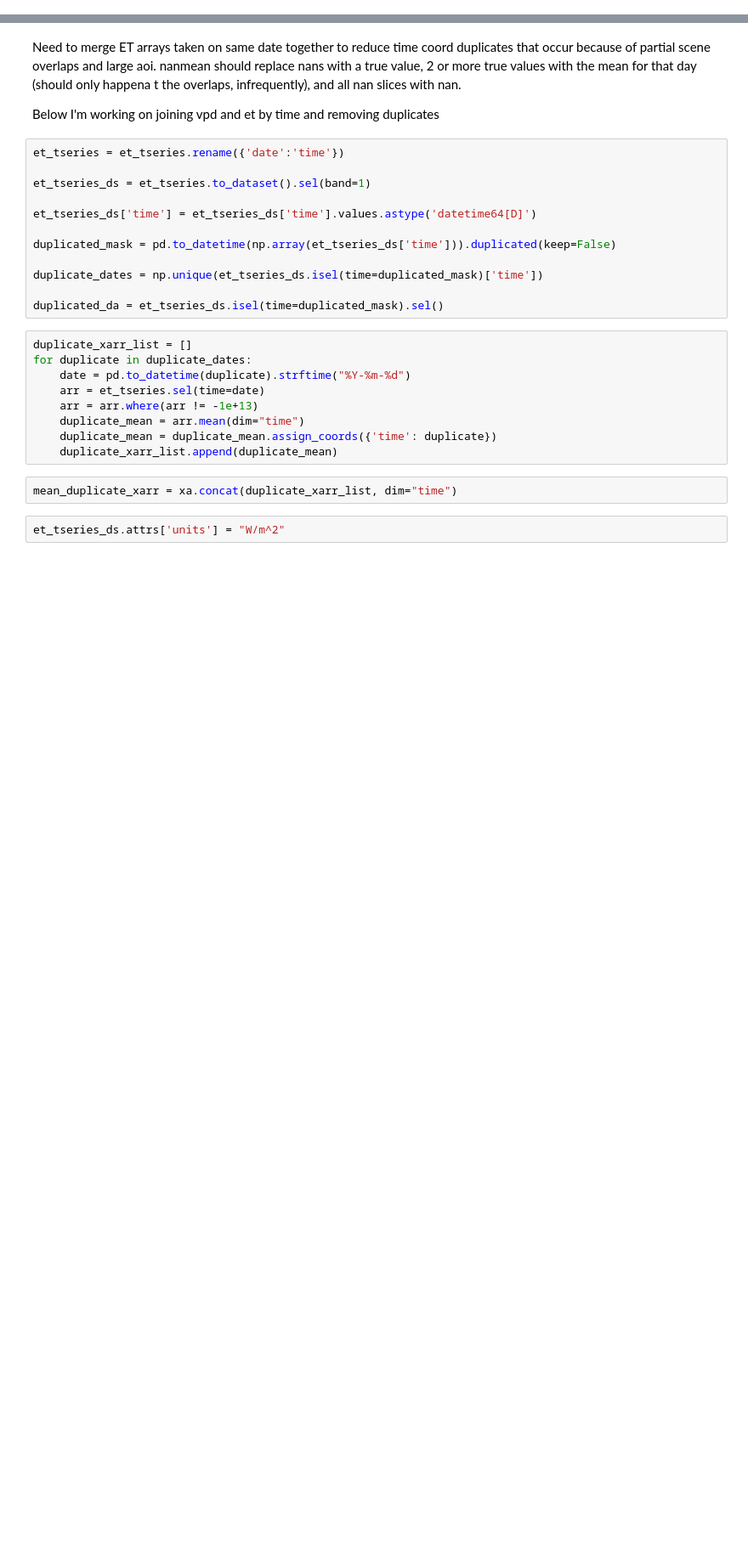
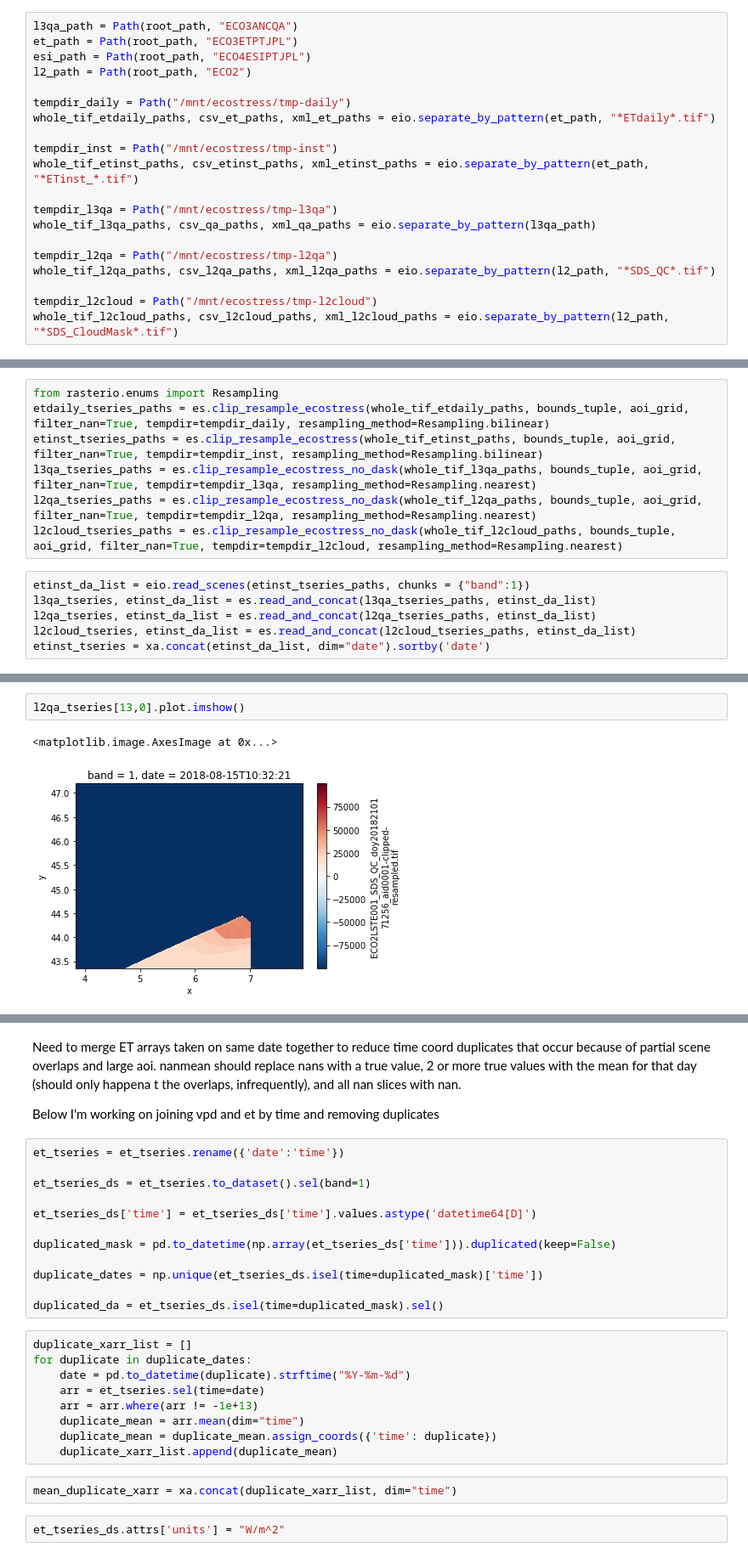
Before and after one commit to ecohydro/rhone-ecostress, a Jupyter notebook: notebooks/ECOSTRESS_Stacking.ipynb, the cells around one changed output, grey strips where cells are left out. Shown at 85% size. Drawn from its saved outputs; the diff is of its cells as text; blank space fills up the shorter version.

```diff
--- a/notebooks/ECOSTRESS_Stacking.ipynb
+++ b/notebooks/ECOSTRESS_Stacking.ipynb
@@ -188,0 +49,20 @@ else:
+# %%
+l3qa_path = Path(root_path, "ECO3ANCQA")
+et_path = Path(root_path, "ECO3ETPTJPL")
+esi_path = Path(root_path, "ECO4ESIPTJPL")
+l2_path = Path(root_path, "ECO2")
+
+tempdir_daily = Path("/mnt/ecostress/tmp-daily")
+whole_tif_etdaily_paths, csv_et_paths, xml_et_paths = eio.separate_by_pattern(et_path, "*ETdaily*.tif")
+
+tempdir_inst = Path("/mnt/ecostress/tmp-inst")
+whole_tif_etinst_paths, csv_etinst_paths, xml_etinst_paths = eio.separate_by_pattern(et_path, "*ETinst_*.tif")
+
+tempdir_l3qa = Path("/mnt/ecostress/tmp-l3qa")
+whole_tif_l3qa_paths, csv_qa_paths, xml_qa_paths = eio.separate_by_pattern(l3qa_path)
+
+tempdir_l2qa = Path("/mnt/ecostress/tmp-l2qa")
+whole_tif_l2qa_paths, csv_l2qa_paths, xml_l2qa_paths = eio.separate_by_pattern(l2_path, "*SDS_QC*.tif")
+
+tempdir_l2cloud = Path("/mnt/ecostress/tmp-l2cloud")
+whole_tif_l2cloud_paths, csv_l2cloud_paths, xml_l2cloud_paths = eio.separate_by_pattern(l2_path, "*SDS_CloudMask*.tif")
@@ -188,0 +82,13 @@ else:
+# %%
+from rasterio.enums import Resampling
+etdaily_tseries_paths = es.clip_resample_ecostress(whole_tif_etdaily_paths, bounds_tuple, aoi_grid, filter_nan=True, tempdir=tempdir_daily, resampling_method=Resampling.bilinear)
+etinst_tseries_paths = es.clip_resample_ecostress(whole_tif_etinst_paths, bounds_tuple, aoi_grid, filter_nan=True, tempdir=tempdir_inst, resampling_method=Resampling.bilinear)
+l3qa_tseries_paths = es.clip_resample_ecostress_no_dask(whole_tif_l3qa_paths, bounds_tuple, aoi_grid, filter_nan=True, tempdir=tempdir_l3qa, resampling_method=Resampling.nearest)
+l2qa_tseries_paths = es.clip_resample_ecostress_no_dask(whole_tif_l2qa_paths, bounds_tuple, aoi_grid, filter_nan=True, tempdir=tempdir_l2qa, resampling_method=Resampling.nearest)
+l2cloud_tseries_paths = es.clip_resample_ecostress_no_dask(whole_tif_l2cloud_paths, bounds_tuple, aoi_grid, filter_nan=True, tempdir=tempdir_l2cloud, resampling_method=Resampling.nearest)
+# %%
+etinst_da_list = eio.read_scenes(etinst_tseries_paths, chunks = {"band":1})
+l3qa_tseries, etinst_da_list = es.read_and_concat(l3qa_tseries_paths, etinst_da_list)
+l2qa_tseries, etinst_da_list = es.read_and_concat(l2qa_tseries_paths, etinst_da_list)
+l2cloud_tseries, etinst_da_list = es.read_and_concat(l2cloud_tseries_paths, etinst_da_list)
+etinst_tseries = xa.concat(etinst_da_list, dim="date").sortby('date')
@@ -188,0 +103,5 @@ else:
+# %%
+l2qa_tseries[13,0].plot.imshow()
+# %% [output]
+<matplotlib.image.AxesImage at 0x...>
+[figure, added]
```
Also changed, not shown: parts of 55 cells of this notebook, 4 other files.
